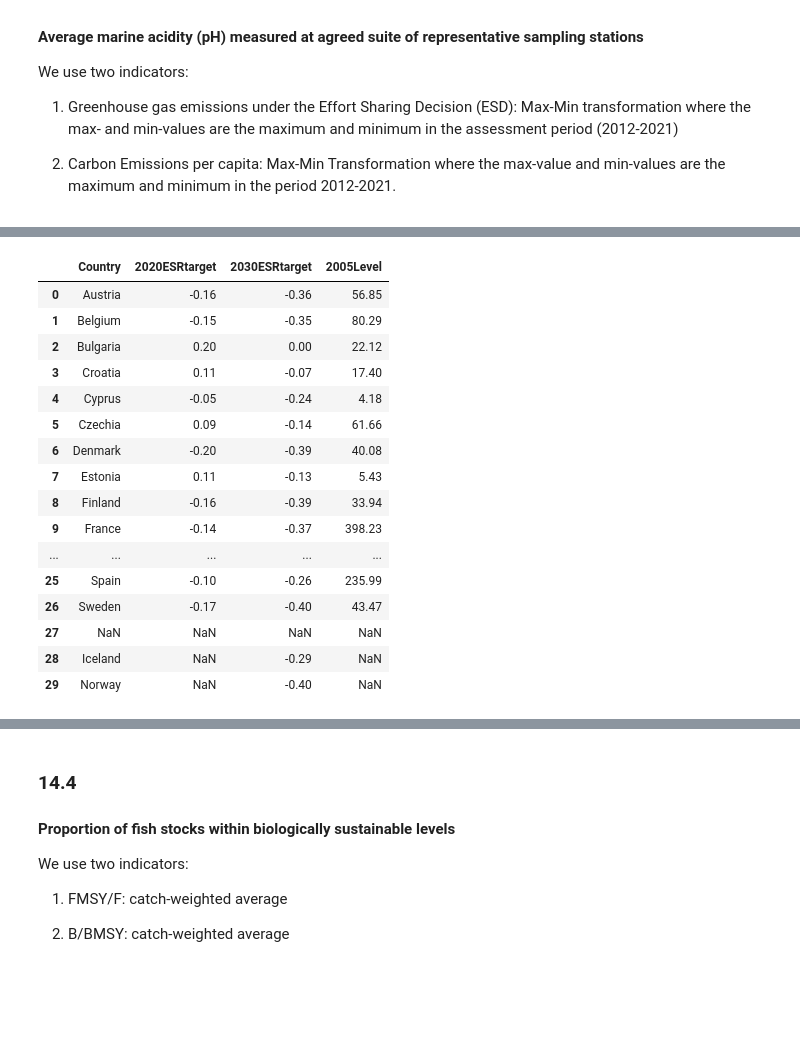
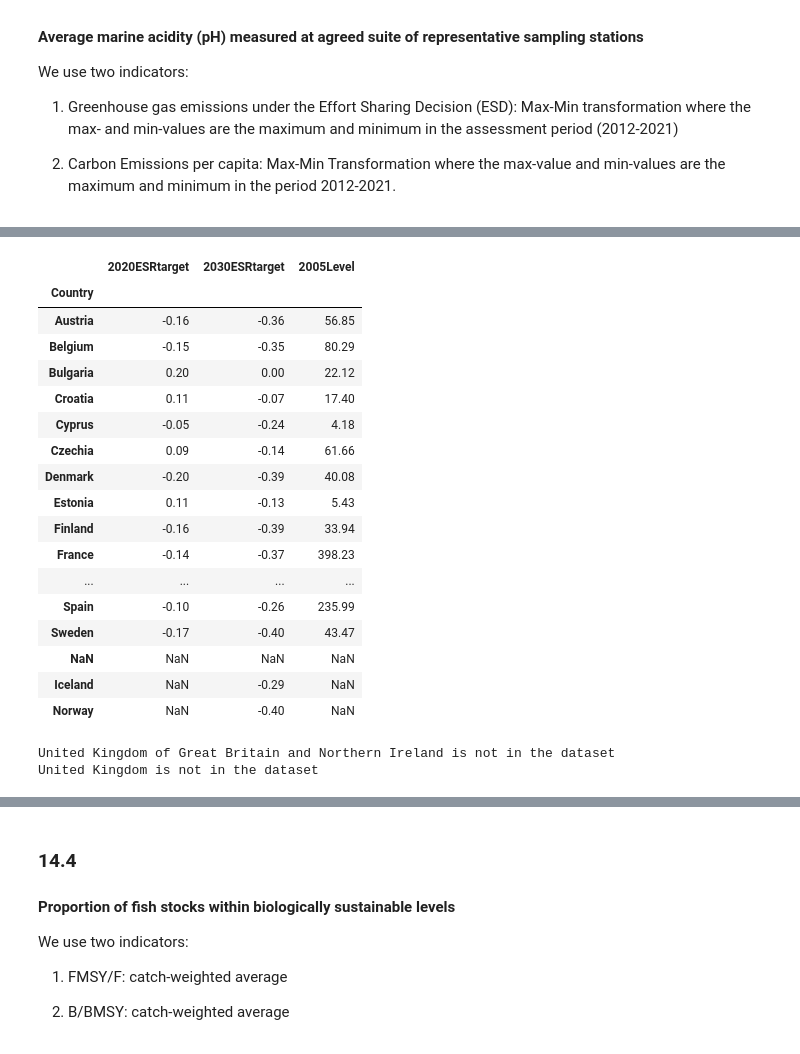
Before and after one commit to isaldiviagonzatti/sdg14, a Jupyter notebook: code/exploreSDG14.ipynb, the cells around one changed output, grey strips where cells are left out. Cells and saved outputs as stored; diff of their text form; code cells hidden in the pictures; blank space fills up the shorter version.

```diff
--- a/code/exploreSDG14.ipynb
+++ b/code/exploreSDG14.ipynb
@@ -359,7 +359,7 @@ sdg14[sdg14['SeriesCode']=='ER_UNCLOS_RATACC'].pivot_table(columns='TimePeriod',
 
 We use Gross Nitrogen Balance: Max-Min transformation where the max-value is the maximum value in the period 2012-2021 and the min-value is zero.
 # %%
-#Gross nutrient balance (Nitrogen kg/ha), Eurostat
+# Gross nutrient balance (Nitrogen kg/ha), Eurostat
 # https://ec.europa.eu/eurostat/databrowser/view/AEI_PR_GNB__custom_153613/
 
 nitro = pd.read_csv(os.path.join(data_path,'aei_pr_gnb.csv'))
@@ -368,11 +368,16 @@ nitro['geo'] = nitro['geo'].map(abbrev_to_country).fillna(nitro['geo'])
 nitro = nitro.pivot_table(columns='TIME_PERIOD', index='geo', values='OBS_VALUE', aggfunc='mean')
 
 mr = nitro.columns[-1] # most recent year
-nitro[[2012, 2014, mr]]
+# nitro[[2012, 2014, mr]]
 
 #maxMin transformation as (max-x)/(max-min) * 100 --> converts to 0-100 scale with 0=worst, 100=best
-((nitro.loc[:,'2012':mr].max().max()  - nitro[[2012,2014, mr]])/(nitro.loc[:,'2012':mr].max().max()
+nitroPivot = ((nitro.loc[:,'2012':mr].max().max()  - nitro[[2012,2014, mr]])/(nitro.loc[:,'2012':mr].max().max()
                                                                    - nitro.loc[:,'2012':mr].min().min())*100).round(2)
+nitroPivot
+
+for i in countries:
+    if i not in nitro.index:
+        print(i, 'is not in the dataset')
 # %% [output]
 | TIME_PERIOD | 2012 | 2014 | 2018 |
 | geo |  |  |  |
@@ -415,6 +421,10 @@ mr = wasteG.columns[-1] # most recent year
 #maxMin transformation as (max-x)/(max-min) * 100 --> converts to 0-100 scale with 0=worst, 100=best
 ((wasteG.loc[:,'2012':mr].max().max() - wasteG[[2012,2014, mr]])/(wasteG.loc[:,'2012':mr].max().max()
                                                                    - wasteG.loc[:,'2012':mr].min().min())*100).round(2)
+
+for i in countries:
+    if i not in wasteG.index:
+        print(i, 'is not in the dataset')
 # %% [output]
 | TIME_PERIOD | 2012 | 2014 | 2020 |
 | geo |  |  |  |
@@ -446,6 +457,10 @@ wasteR = wasteR.pivot_table(columns='TIME_PERIOD', index='geo', values='OBS_VALU
 mr = wasteR.columns[-1] # most recent year
 wasteR = wasteR.ffill(axis = 1) #fill empty values with last available year
 wasteR[[2012, 2014, mr]]
+
+for i in countries:
+    if i not in wasteR.index:
+        print(i, 'is not in the dataset')
 # %% [output]
 | TIME_PERIOD | 2012 | 2014 | 2020 |
 | geo |  |  |  |
@@ -493,8 +509,13 @@ minimum in the assessment period (2012-2021)
 ghgESD = pd.read_excel(os.path.join(data_path,'EEA_ESD-GHG_2022.xlsx'), sheet_name=1, skiprows=11)
 ghgESD = ghgESD[ghgESD['Geographic entity'].isin(countries)]
 ghgESD = ghgESD.set_index('Geographic entity')
-ghgESD = ghgESD.dropna(axis=1)
+ghgESD = ghgESD.dropna(axis=1, how='all')
 
 mr = ghgESD.columns[-1] # most recent year
-ghgESD[[2005,2012, 2016, mr]]
+ghgESD[[2005, 2012, 2016, mr]]
+
+
+for i in countries:
+    if i not in ghgESD.index:
+        print(i, 'is not in the dataset')
 # %% [output]
@@ -519,33 +541,41 @@ ghgESD[[2005,2012, 2016, mr]]
 # %%
 # Member State greenhouse gas emission limits in 2020 compared to 2005 greenhouse gas emissions levels
 # There targets for 2020 and for 2030
 # https://www.eea.europa.eu/data-and-maps/figures/national-progress-towards-greenhouse-gas
 # Official journals with the data can be found at (https://climate.ec.europa.eu/eu-action/effort-sharing-member-states-emission-targets_en)
 
 limitESR = pd.read_excel('./data/targetsESR/FIG2-154307-CLIM058-v2-Data.xlsx', sheet_name=1, skiprows=19, header=1, skipfooter=32)
 limitESR = limitESR.rename(columns={'Unnamed: 0':'Country', '(Resulting) ESR target 2030 (AR4)':'2030ESRtarget','ESR limit for 2020':'2020ESRtarget', '2005 ESD BJ':'2005Level'})
 limitESR = limitESR[['Country', '2020ESRtarget','2030ESRtarget','2005Level']]
+limitESR.set_index('Country', inplace=True)
 limitESR.round(2)
 
 #UK is not in the dataset, we need to add from the official journal
+
+for i in countries:
+    if i not in limitESR.index:
+        print(i, 'is not in the dataset')
 # %% [output]
-|  | Country | 2020ESRtarget | 2030ESRtarget | 2005Level |
-| 0 | Austria | -0.16 | -0.36 | 56.85 |
-| 1 | Belgium | -0.15 | -0.35 | 80.29 |
-| 2 | Bulgaria | 0.20 | 0.00 | 22.12 |
-| 3 | Croatia | 0.11 | -0.07 | 17.40 |
-| 4 | Cyprus | -0.05 | -0.24 | 4.18 |
-| 5 | Czechia | 0.09 | -0.14 | 61.66 |
-| 6 | Denmark | -0.20 | -0.39 | 40.08 |
-| 7 | Estonia | 0.11 | -0.13 | 5.43 |
-| 8 | Finland | -0.16 | -0.39 | 33.94 |
-| 9 | France | -0.14 | -0.37 | 398.23 |
-| ... | ... | ... | ... | ... |
-| 25 | Spain | -0.10 | -0.26 | 235.99 |
-| 26 | Sweden | -0.17 | -0.40 | 43.47 |
-| 27 | NaN | NaN | NaN | NaN |
-| 28 | Iceland | NaN | -0.29 | NaN |
-| 29 | Norway | NaN | -0.40 | NaN |
+|  | 2020ESRtarget | 2030ESRtarget | 2005Level |
+| Country |  |  |  |
+| Austria | -0.16 | -0.36 | 56.85 |
+| Belgium | -0.15 | -0.35 | 80.29 |
+| Bulgaria | 0.20 | 0.00 | 22.12 |
+| Croatia | 0.11 | -0.07 | 17.40 |
+| Cyprus | -0.05 | -0.24 | 4.18 |
+| Czechia | 0.09 | -0.14 | 61.66 |
+| Denmark | -0.20 | -0.39 | 40.08 |
+| Estonia | 0.11 | -0.13 | 5.43 |
+| Finland | -0.16 | -0.39 | 33.94 |
+| France | -0.14 | -0.37 | 398.23 |
+| ... | ... | ... | ... |
+| Spain | -0.10 | -0.26 | 235.99 |
+| Sweden | -0.17 | -0.40 | 43.47 |
+| NaN | NaN | NaN | NaN |
+| Iceland | NaN | -0.29 | NaN |
+| Norway | NaN | -0.40 | NaN |
+United Kingdom of Great Britain and Northern Ireland is not in the dataset
+United Kingdom is not in the dataset
 # %%
 # Population on 1 January, Eurostat
 # https://ec.europa.eu/eurostat/databrowser/view/tps00001/
```
Also changed, not shown: parts of 22 cells of this notebook.
